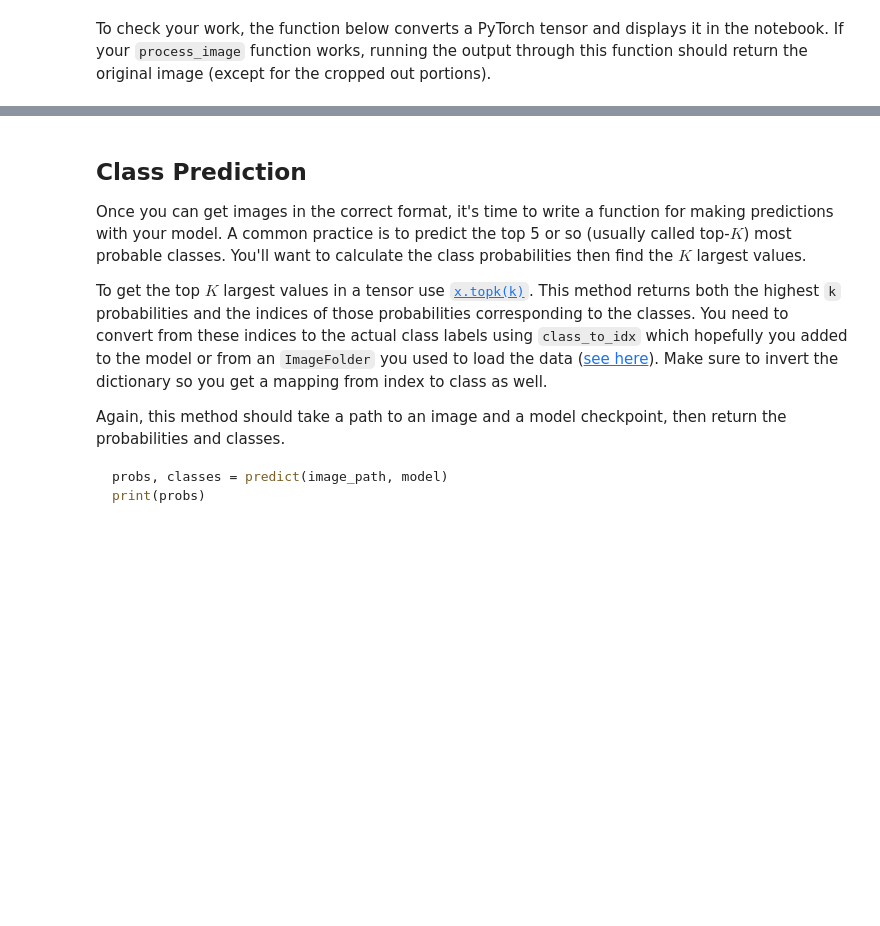
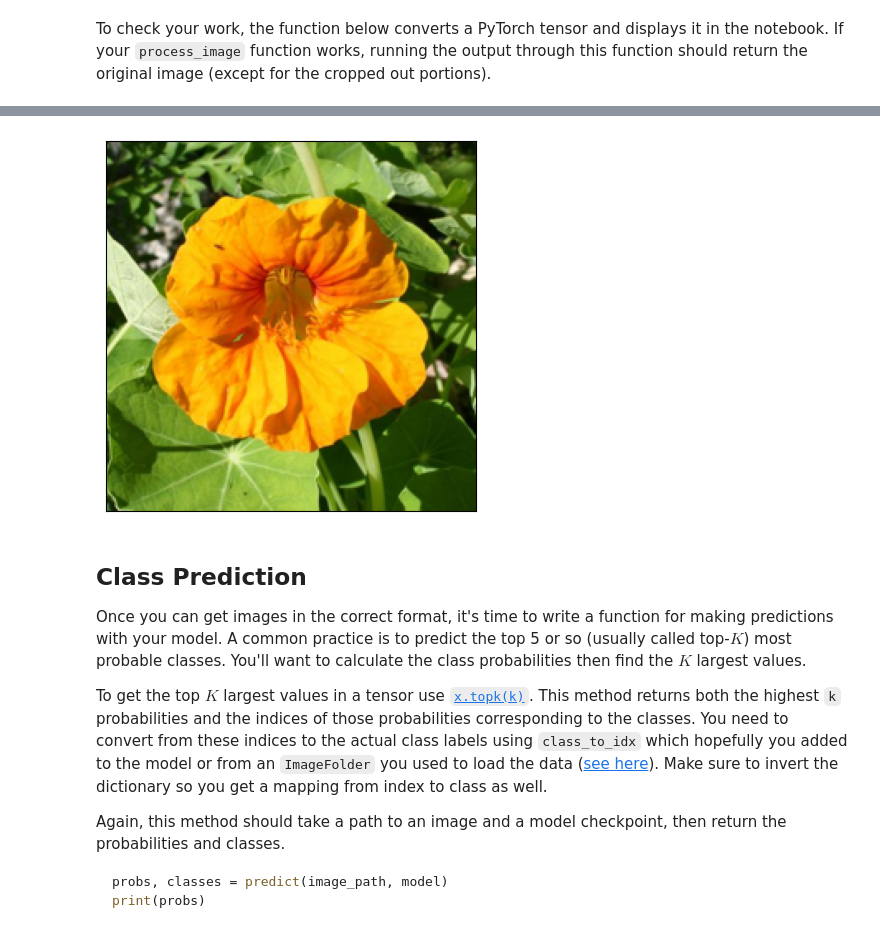
Before and after one commit to gatwirival/flower-classfier, a Jupyter notebook: Image Classifier Project.ipynb, the cells around one changed output, grey strips where cells are left out. Drawn from its saved outputs; the diff is of its cells as text; code cells hidden in the pictures; blank space fills up the shorter version.

```diff
--- a/Image Classifier Project.ipynb
+++ b/Image Classifier Project.ipynb
@@ -121,10 +262,3 @@ Color channels of images are typically encoded as integers 0-255, but the model
 As before, the network expects the images to be normalized in a specific way. For the means, it's `[0.485, 0.456, 0.406]` and for the standard deviations `[0.229, 0.224, 0.225]`. You'll want to subtract the means from each color channel, then divide by the standard deviation.
 
 And finally, PyTorch expects the color channel to be the first dimension but it's the third dimension in the PIL image and Numpy array. You can reorder dimensions using [`ndarray.transpose`](https://docs.scipy.org/doc/numpy-1.13.0/reference/generated/numpy.ndarray.transpose.html). The color channel needs to be first and retain the order of the other two dimensions.
-# %%
-def process_image(image):
-    ''' Scales, crops, and normalizes a PIL image for a PyTorch model,
-        returns an Numpy array
-    '''
-
-    # TODO: Process a PIL image for use in a PyTorch model
@@ -133,24 +305,39 @@ To check your work, the function below converts a PyTorch tensor and displays it
 # %%
+# utilises imshow for tensor
 def imshow(image, ax=None, title=None):
-    """Imshow for Tensor."""
     if ax is None:
         fig, ax = plt.subplots()
+        plt.tick_params(
+            axis='both',
+            which='both',
+            bottom=False,
+            top=False,
+            left=False,
+            labelbottom=False,
+            labelleft=False,)
 
-    # PyTorch tensors assume the color channel is the first dimension
-    # but matplotlib assumes is the third dimension
-    image = image.numpy().transpose((1, 2, 0))
+    # We need to move the color channel from the first dimension to the third dimension.
+    # PyTorch expects color to be in the 1st dim, but PIL expects it to be in the 3rd!
+    image = image.transpose((1, 2, 0))
 
-    # Undo preprocessing
+    # undoes preprocessing
     mean = np.array([0.485, 0.456, 0.406])
     std = np.array([0.229, 0.224, 0.225])
     image = std * image + mean
 
-    # Image needs to be clipped between 0 and 1 or it looks like noise when displayed
+    # image needs to be clipped between 0 and 1
+    # otherwise it looks like noise when displayed
     image = np.clip(image, 0, 1)
 
-    ax.imshow(image)
+    ax.imshow(image)  # Display preprocessed image
 
-    return ax
+# Example usage
+example_image_path = './flowers/test/class_1/0.jpg'
+processed_example_image = process_image(example_image_path)
+imshow(processed_example_image)
+plt.show()  # Assuming you have imported matplotlib.pyplot as plt
+# %% [output]
+[figure, added]
 # %% [markdown]
 ## Class Prediction
 
```
Also changed, not shown: parts of 17 cells of this notebook, 54 other files.
